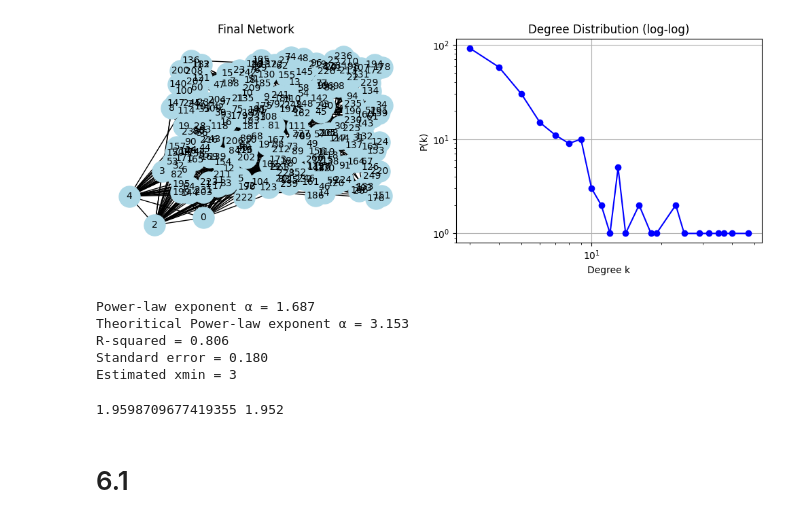
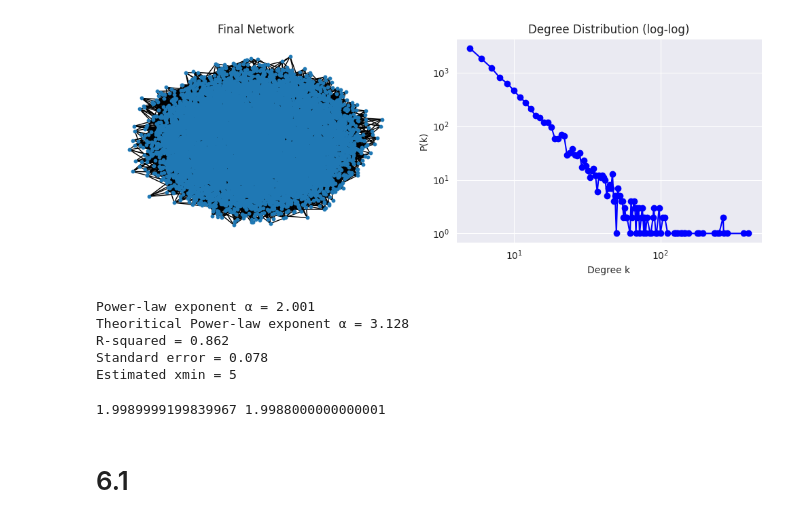
Before and after one commit to dawidsroczyk/social-networks-and-recommendation-systems, a Jupyter notebook: P6.ipynb, the cells around one changed output. Drawn from its saved outputs; the diff is of its cells as text; code cells hidden in the pictures.

```diff
--- a/P6.ipynb
+++ b/P6.ipynb
@@ -49,6 +49,24 @@ for t in range(n - m0):
     plt.close()
 
 imageio.mimsave('graph_evolution.gif', images, duration=0.5)
+# %%
+m0 = 10
+m = 5
+n = 10000
+
+G = nx.complete_graph(m0)
+for t in range(n - m0):
+    new_node = m0 + t
+    G.add_node(new_node)
+    degrees = dict(G.degree())
+    targets = set()
+    while len(targets) < m:
+        targets.add(random.choices(
+            list(degrees.keys()),
+            weights=list(degrees.values())
+        )[0])
+    G.add_edges_from((new_node, target) for target in targets)
+pos = nx.spring_layout(G)
 # %%
 degrees = list(dict(G.degree()).values())
 degree_counts = np.bincount(degrees)
@@ -58,50 +76,50 @@ nonzero_mask = degree_counts > 0
 plt.figure(figsize=(10, 4))
 
 plt.subplot(1, 2, 1)
-nx.draw(G, pos, with_labels=True, node_color='lightblue', node_size=500, font_size=10)
+nx.draw(G, pos, node_size=10)#, with_labels=True, node_color='lightblue', node_size=500, font_size=10)
 plt.title('Final Network')
 
 plt.subplot(1, 2, 2)
 plt.loglog(k_values[nonzero_mask], degree_counts[nonzero_mask], 'bo-')
 plt.xlabel('Degree k')
 plt.ylabel('P(k)')
 plt.title('Degree Distribution (log-log)')
 plt.grid(True)
 
 plt.tight_layout()
 plt.show()
 
 log_k = np.log(k_values[nonzero_mask])
 log_p = np.log(degree_counts[nonzero_mask])
 slope, intercept, r_value, p_value, std_err = stats.linregress(log_k, log_p)
 
 xmin = k_values[nonzero_mask][0]
 
 tail = np.array(degrees)
 tail = tail[tail >= xmin]
 
 n = len(tail)
 alpha_theory = 1 + n / np.sum(np.log(tail / xmin))
 
 alpha = -slope
 print(f"Power-law exponent α = {alpha:.3f}")
 print(f"Theoritical Power-law exponent α = {alpha_theory:.3f}")
 print(f"R-squared = {r_value**2:.3f}")
 print(f"Standard error = {std_err:.3f}")
 
 xmin = k_values[nonzero_mask][0]
 print(f"Estimated xmin = {xmin}")
 # %% [output]
-[figure, old version]
+[figure, new version]
-Power-law exponent α = 1.687
-Theoritical Power-law exponent α = 3.153
-R-squared = 0.806
-Standard error = 0.180
-Estimated xmin = 3
+Power-law exponent α = 2.001
+Theoritical Power-law exponent α = 3.128
+R-squared = 0.862
+Standard error = 0.078
+Estimated xmin = 5
 # %%
 print(2 * (n - 1) / (n * (n - 2)) * t, 2 / n * t)
 # %% [output]
-1.9598709677419355 1.952
+1.9989999199839967 1.9988000000000001
 # %% [markdown]
 # 6.1
 # %% [markdown]
```
Also changed, not shown: 1 other file.
